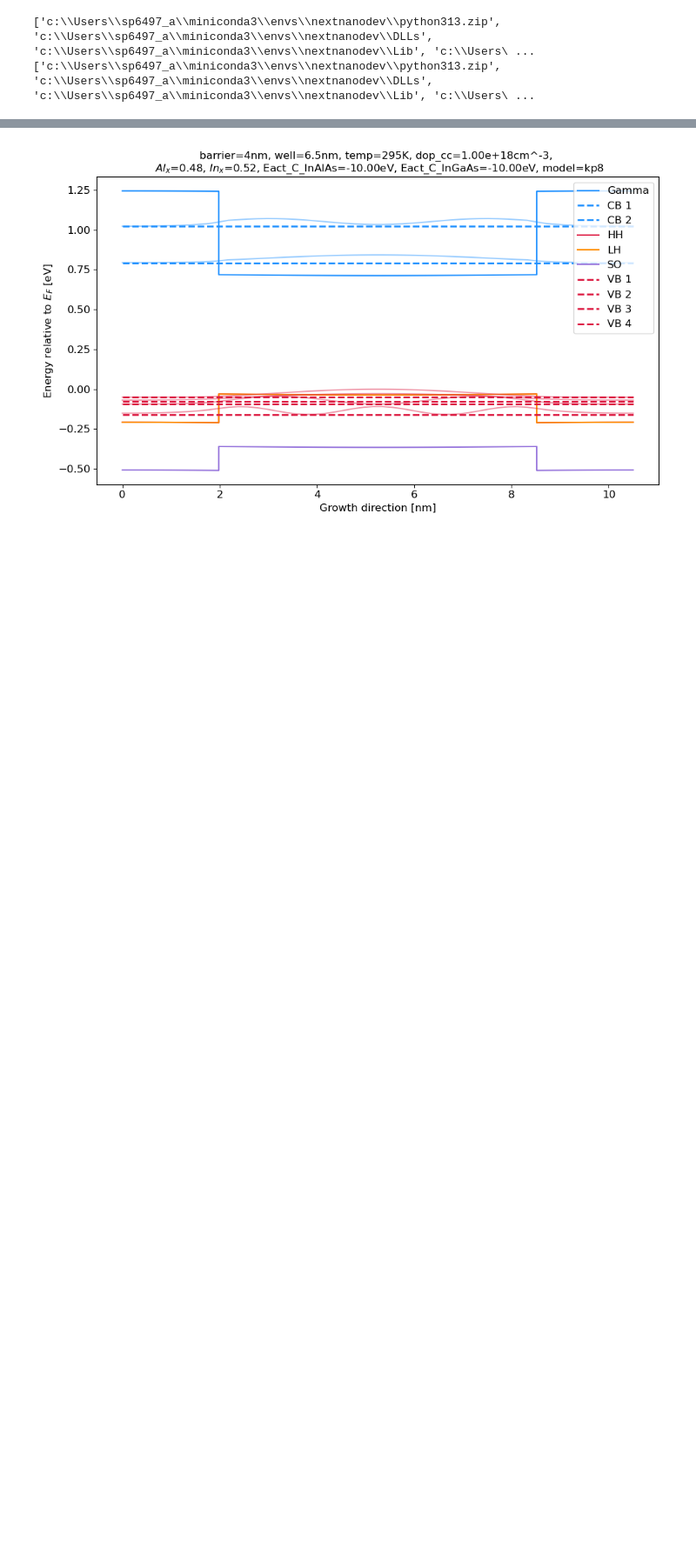
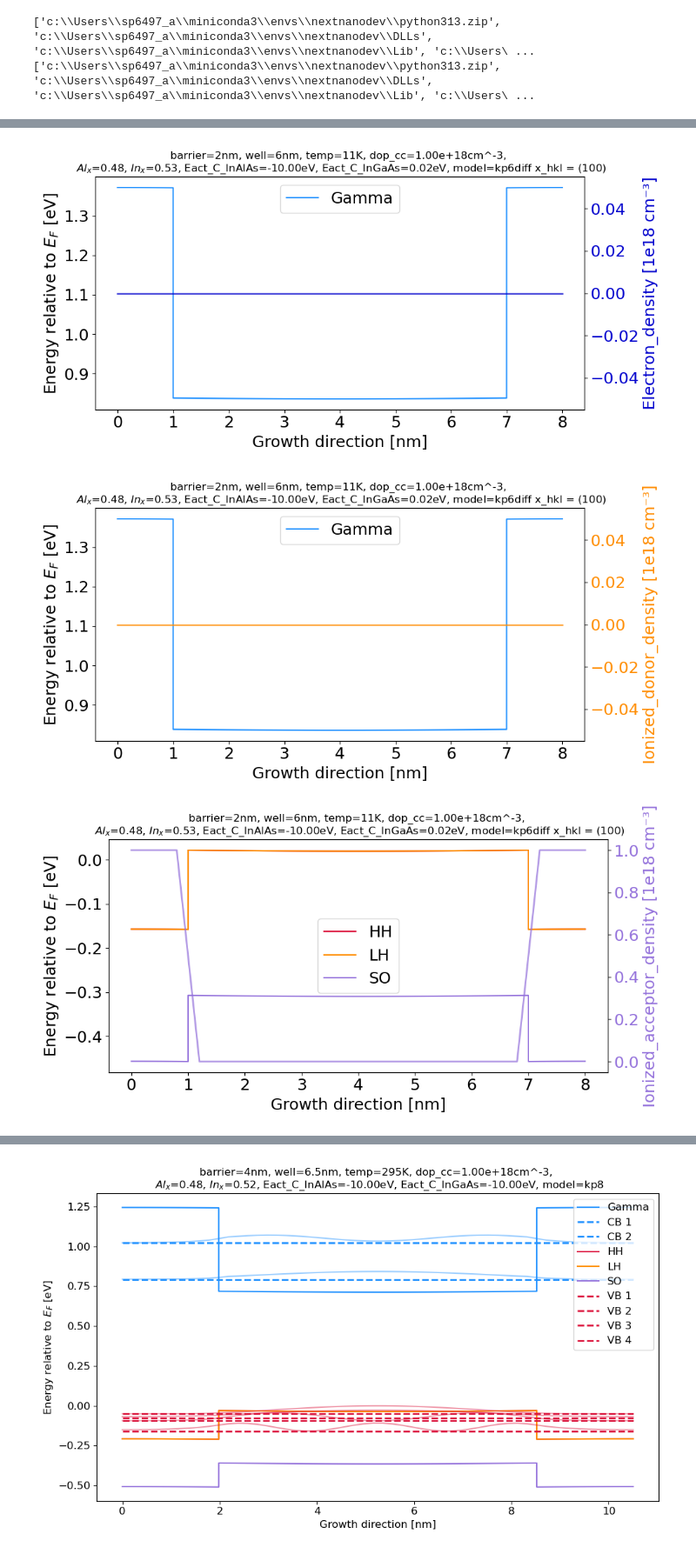
Before and after one commit to sherpsss/nextnanopy_projects, a Jupyter notebook: InGaAsInAlAssinglewell/6nm_well_VB_check.ipynb, the cells around one changed output, grey strips where cells are left out. Shown at 87% size. Drawn from its saved outputs; the diff is of its cells as text; code cells hidden in the pictures; blank space fills up the shorter version.

```diff
--- a/InGaAsInAlAssinglewell/6nm_well_VB_check.ipynb
+++ b/InGaAsInAlAssinglewell/6nm_well_VB_check.ipynb
@@ -56,0 +61,9 @@ if model=='kp6':
+# %%
+kp6sim.plot_density('CB',density='Electron_density',title_diff=title_base,fontsizetitle=12)
+kp6sim.plot_density('CB',density='Ionized_donor_density',title_diff=title_base ,fontsizetitle=12)
+kp6sim.plot_density('VB',density='Ionized_acceptor_density',title_diff=title_base ,fontsizetitle=12)
+kp6sim.plot_density('VB',density='Hole_density',title_diff=title_base,fontsizetitle=12)
+# %% [output]
+[figure, added]
+[figure, added]
+[figure, added]
```
Also changed, not shown: parts of 6 cells of this notebook, 4 other files.
